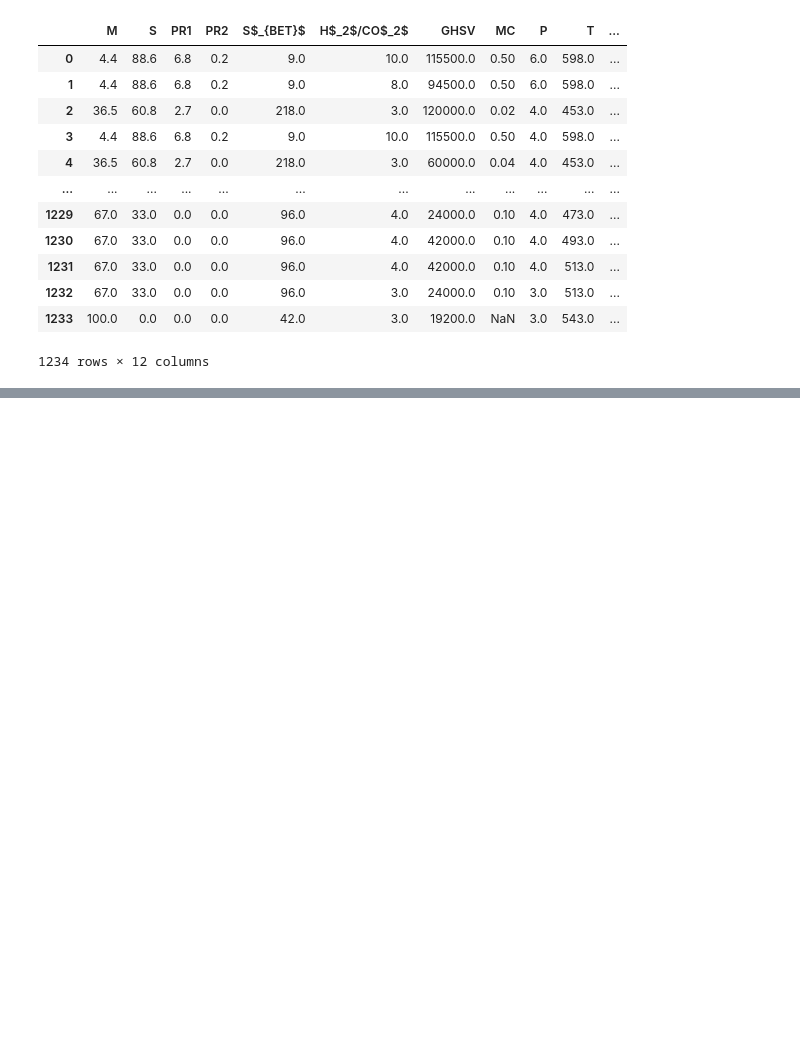
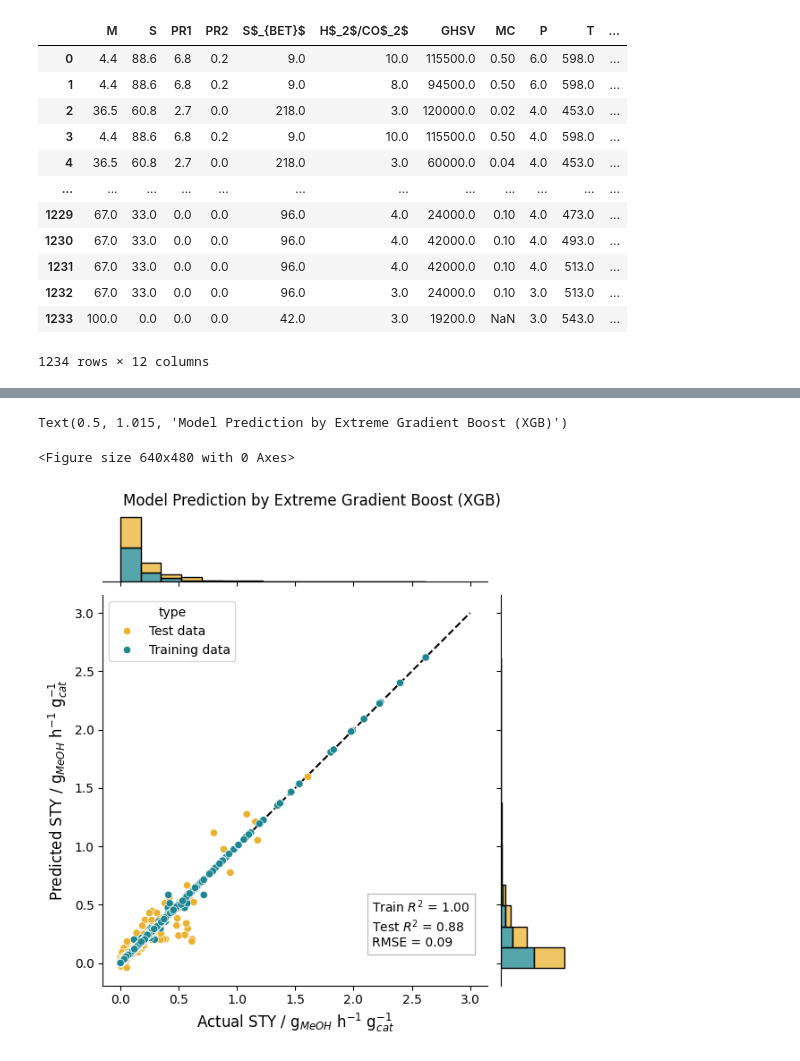
Before and after one commit to amin2783/suvarna_et_al_reproduction, a Jupyter notebook: xgb_using_library.ipynb, the cells around one changed output, grey strips where cells are left out. Cells and saved outputs as stored; diff of their text form; code cells hidden in the pictures; blank space fills up the shorter version.

Commit message:
Complete the implemetation of xgb with library and plotting

```diff
--- a/xgb_using_library.ipynb
+++ b/xgb_using_library.ipynb
@@ -97,0 +133,16 @@ np.float64(0.12176839824225487)
+# %%
+# combine test and train predictions to use sns hue
+
+plot_df_test = pd.DataFrame()
+plot_df_test["Actual STY"] = y_test
+plot_df_test["Predicted STY"] = y_pred_test
+plot_df_test["type"] = "Test data"
+
+plot_df_train = pd.DataFrame()
+plot_df_train["Actual STY"] = y_train
+plot_df_train["Predicted STY"] = y_pred_train
+plot_df_train["type"] = "Training data"
+
+plot_df = pd.concat([plot_df_test, plot_df_train])
+
+display(plot_df)
@@ -97,0 +163,49 @@ np.float64(0.12176839824225487)
+# %%
+plt.figure()
+
+cpalette = {"Training data": '#1e8691', "Test data":"#ebb22f"}
+
+# using a JointGrid. jointplot forces a KDE with scatter, or heatmap with hist
+ax = sns.JointGrid(plot_df,
+                x="Actual STY",
+                y="Predicted STY",
+                hue="type",
+                palette=cpalette
+                )
+
+
+ax.plot_marginals(sns.histplot,
+                  stat='density',
+                  common_norm=False,
+                  multiple="stack",
+                  bins=15
+                  )
+
+
+ax.plot_joint(sns.scatterplot,
+              )
+
+
+# the diagonal
+ax.ax_joint.plot([0, 3], [0, 3], 'k--', zorder=0)
+
+
+
+stats_text = (f"Train $R^2$ = {r_squared_train:.2f}\n"
+              f"Test $R^2$ = {r_squared_test:.2f}\n"
+              f"RMSE = {rmse:.2f}")
+
+
+ax.ax_joint.text(0.7, 0.1, stats_text, transform=ax.ax_joint.transAxes,
+                 fontsize=10, bbox=dict(facecolor='white', alpha=0.5, edgecolor='gray'))
+
+
+ax.set_axis_labels('Actual STY / g$_{MeOH}$ h$^{-1}$ g$_{cat}^{-1}$',
+                  'Predicted STY / g$_{MeOH}$ h$^{-1}$ g$_{cat}^{-1}$', fontsize=12)
+
+
+ax.fig.suptitle("Model Prediction by Extreme Gradient Boost (XGB)", y = 1.015)
+# %% [output]
+Text(0.5, 1.015, 'Model Prediction by Extreme Gradient Boost (XGB)')
+<Figure size 640x480 with 0 Axes>
+[figure, added]
```
Also changed, not shown: parts of 5 cells of this notebook.
